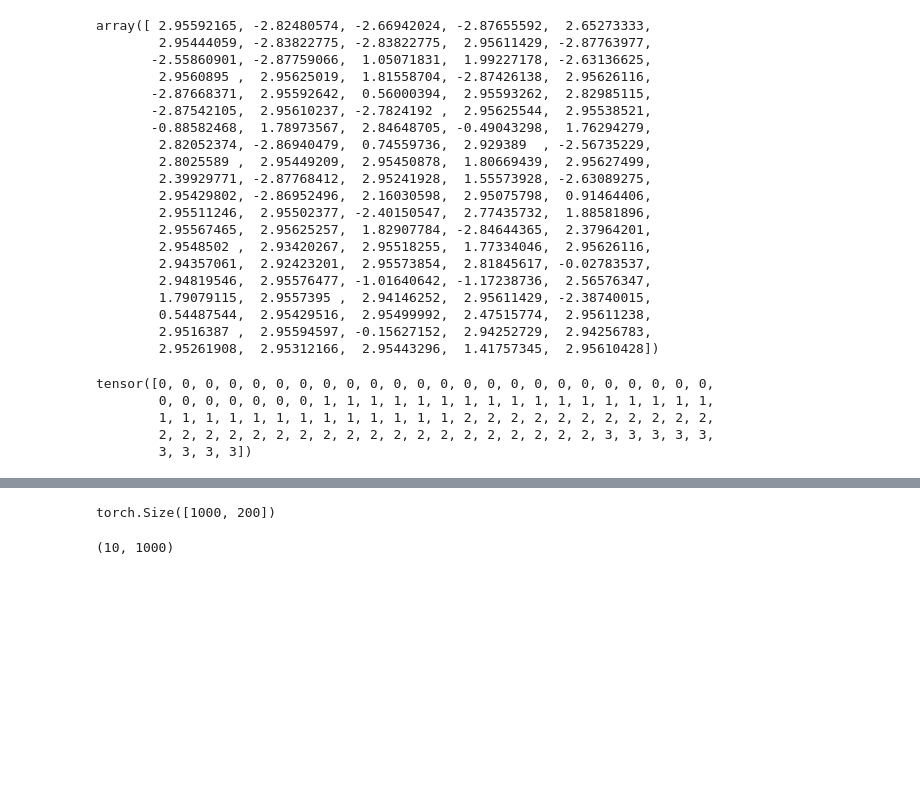
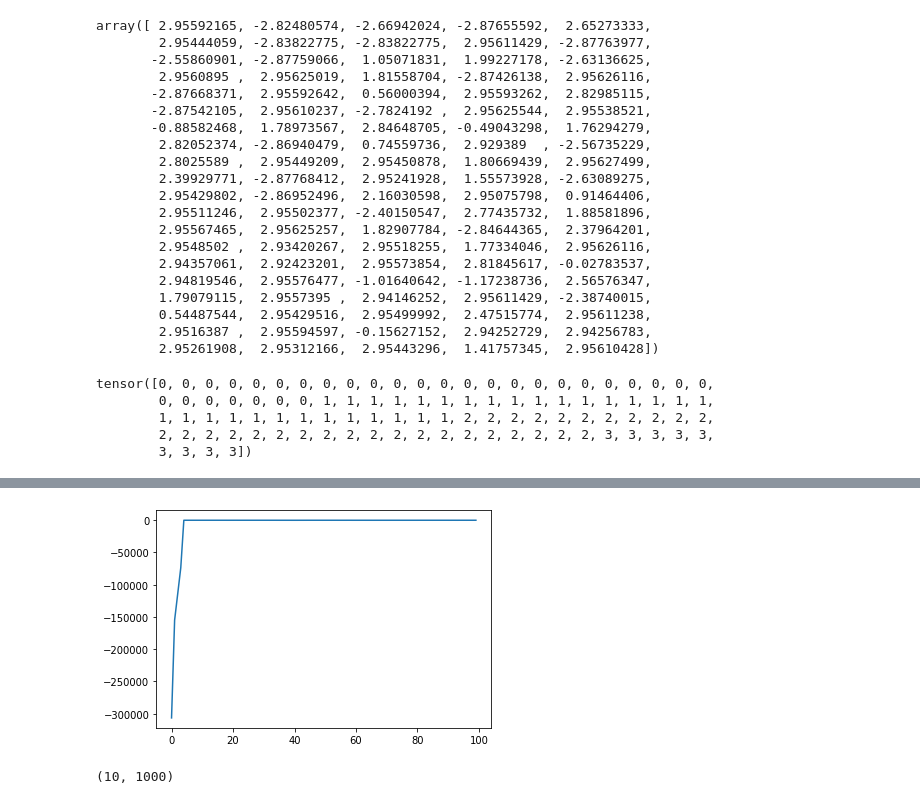
Before and after one commit to aaron-jx-li/R3-ProtoPNet, a Jupyter notebook: A3C_PPnet.ipynb, the cells around one changed output, grey strips where cells are left out. Saved outputs shown, nothing was run; the diff lists cells and outputs as text; code cells hidden in the pictures; blank space fills up the shorter version.

```diff
--- a/A3C_PPnet.ipynb
+++ b/A3C_PPnet.ipynb
@@ -526,9 +650,16 @@ Iteration 11 total mse loss:  tensor([5.7369e+10], device='cuda:0', grad_fn=<Add
 np.save(r'./A3C_results/prob_records_iter10_batch20_dummy.npy', prob_records_dummy)
 np.save(r'./A3C_results/reward_records_iter10_batch20_dummy.npy', reward_records_dummy)
 # %%
-a3c.PPnet_multi.module.prototype_class_identity.shape
+expected_rewards = []
+for i in range(100):
+    expected_reward = 0
+    for j in range(1000):
+        expected_reward += prob_records_dummy[i][j] * reward_records_dummy[i][j]
+    expected_rewards.append(expected_reward)
+plt.plot(np.arange(100), expected_rewards)
+np.save(r'./A3C_results/expected_rewards_iter10_batch20_dummy.npy', expected_rewards)
 # %% [output]
-torch.Size([1000, 200])
+[figure, added]
 # %%
 # %% [output]
 (10, 1000)
```
Also changed, not shown: parts of 12 cells of this notebook, 7 other files.
